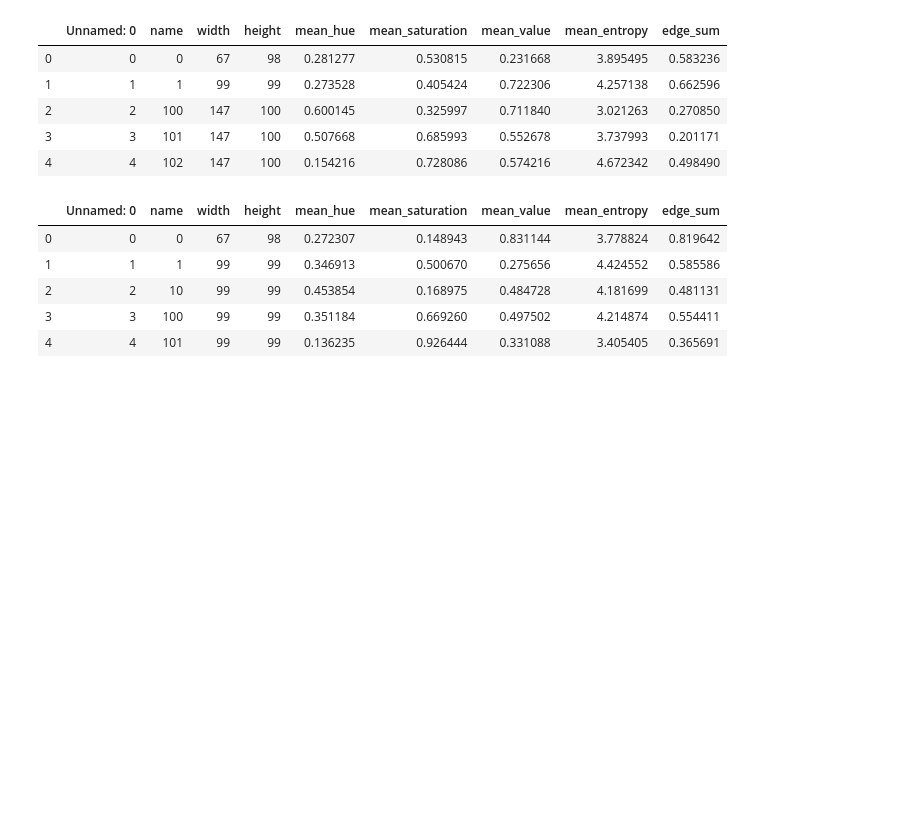
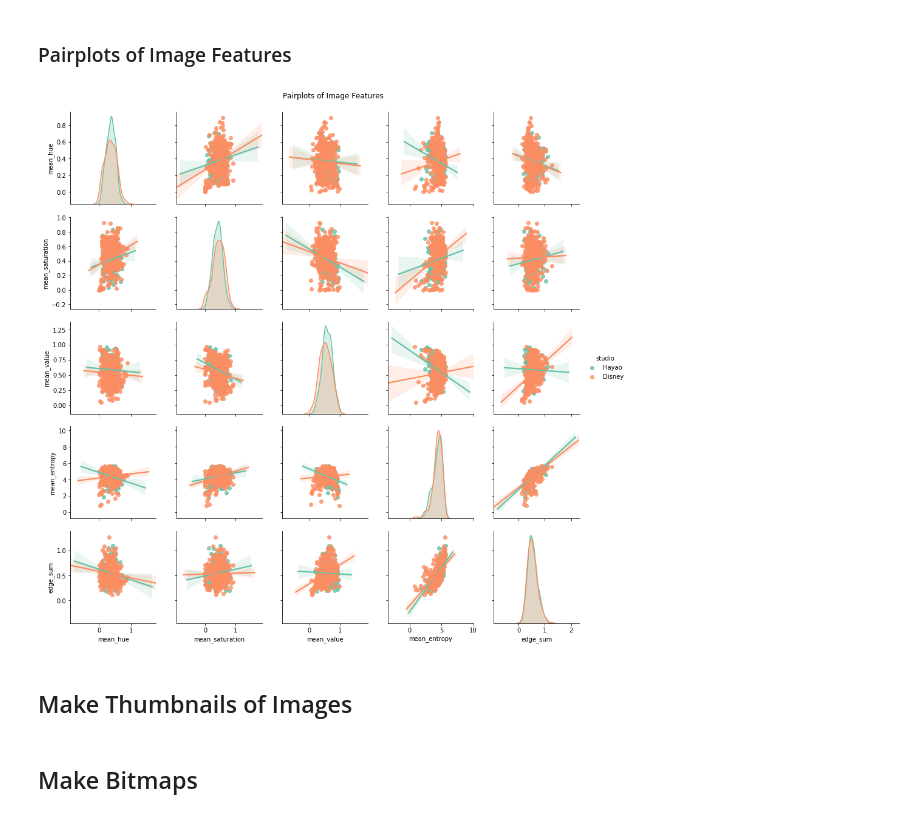
Before and after one commit to ucsd-dsc-arts/dsc160-midterm-group9, a Jupyter notebook: code/visualization.ipynb, the cells around one changed output. Drawn from its saved outputs; the diff is of its cells as text; code cells hidden in the pictures; blank space fills up the shorter version.

```diff
--- a/code/visualization.ipynb
+++ b/code/visualization.ipynb
@@ -32,3 +60,15 @@ if not os.path.exists(disney_thumbnail_dir):
+# %% [markdown]
+### Pairplots of Image Features
+# %%
+feature_list = ['mean_hue', 'mean_saturation', 'mean_value', 'mean_entropy', 'edge_sum', 'studio']
+# %%
+pairplot = sns.pairplot(all_pics[feature_list], palette = "Set2", kind = 'reg', hue = 'studio')
+pairplot.fig.suptitle('Pairplots of Image Features', y = 1.02)
+pairplot.savefig(os.path.join(result_dir, 'Pairplots of Image Features.jpg'))
+# %% [output]
+[figure, added]
+# %% [markdown]
+## Make Thumbnails of Images
 # %%
 def make_thumbnail(image_name, image_path, thumbnail_dir, size):
     image = Image.open(image_path)
@@ -51,24 +91,8 @@ for img in os.listdir(disney_image_dir):
         img_path = os.path.join(disney_image_dir, img)
         img_name = os.path.splitext(img)[0]
         make_thumbnail(img_name, img_path, disney_thumbnail_dir, size)
-# %%
-hayao_pics.head()
-# %% [output]
-|  | Unnamed: 0 | name | width | height | mean_hue | mean_saturation | mean_value | mean_entropy | edge_sum |
-| 0 | 0 | 0 | 67 | 98 | 0.281277 | 0.530815 | 0.231668 | 3.895495 | 0.583236 |
-| 1 | 1 | 1 | 99 | 99 | 0.273528 | 0.405424 | 0.722306 | 4.257138 | 0.662596 |
-| 2 | 2 | 100 | 147 | 100 | 0.600145 | 0.325997 | 0.711840 | 3.021263 | 0.270850 |
-| 3 | 3 | 101 | 147 | 100 | 0.507668 | 0.685993 | 0.552678 | 3.737993 | 0.201171 |
-| 4 | 4 | 102 | 147 | 100 | 0.154216 | 0.728086 | 0.574216 | 4.672342 | 0.498490 |
-# %%
-disney_pics.head()
-# %% [output]
-|  | Unnamed: 0 | name | width | height | mean_hue | mean_saturation | mean_value | mean_entropy | edge_sum |
-| 0 | 0 | 0 | 67 | 98 | 0.272307 | 0.148943 | 0.831144 | 3.778824 | 0.819642 |
-| 1 | 1 | 1 | 99 | 99 | 0.346913 | 0.500670 | 0.275656 | 4.424552 | 0.585586 |
-| 2 | 2 | 10 | 99 | 99 | 0.453854 | 0.168975 | 0.484728 | 4.181699 | 0.481131 |
-| 3 | 3 | 100 | 99 | 99 | 0.351184 | 0.669260 | 0.497502 | 4.214874 | 0.554411 |
-| 4 | 4 | 101 | 99 | 99 | 0.136235 | 0.926444 | 0.331088 | 3.405405 | 0.365691 |
+# %% [markdown]
+## Make Bitmaps
 # %%
 def make_bitmap(name, df, feature1, feature2, thumbnail_dir, size, color, result_dir):
     figure = Image.new('RGB', (size, size), color)
```
Also changed, not shown: parts of 16 cells of this notebook, 9 other files.
